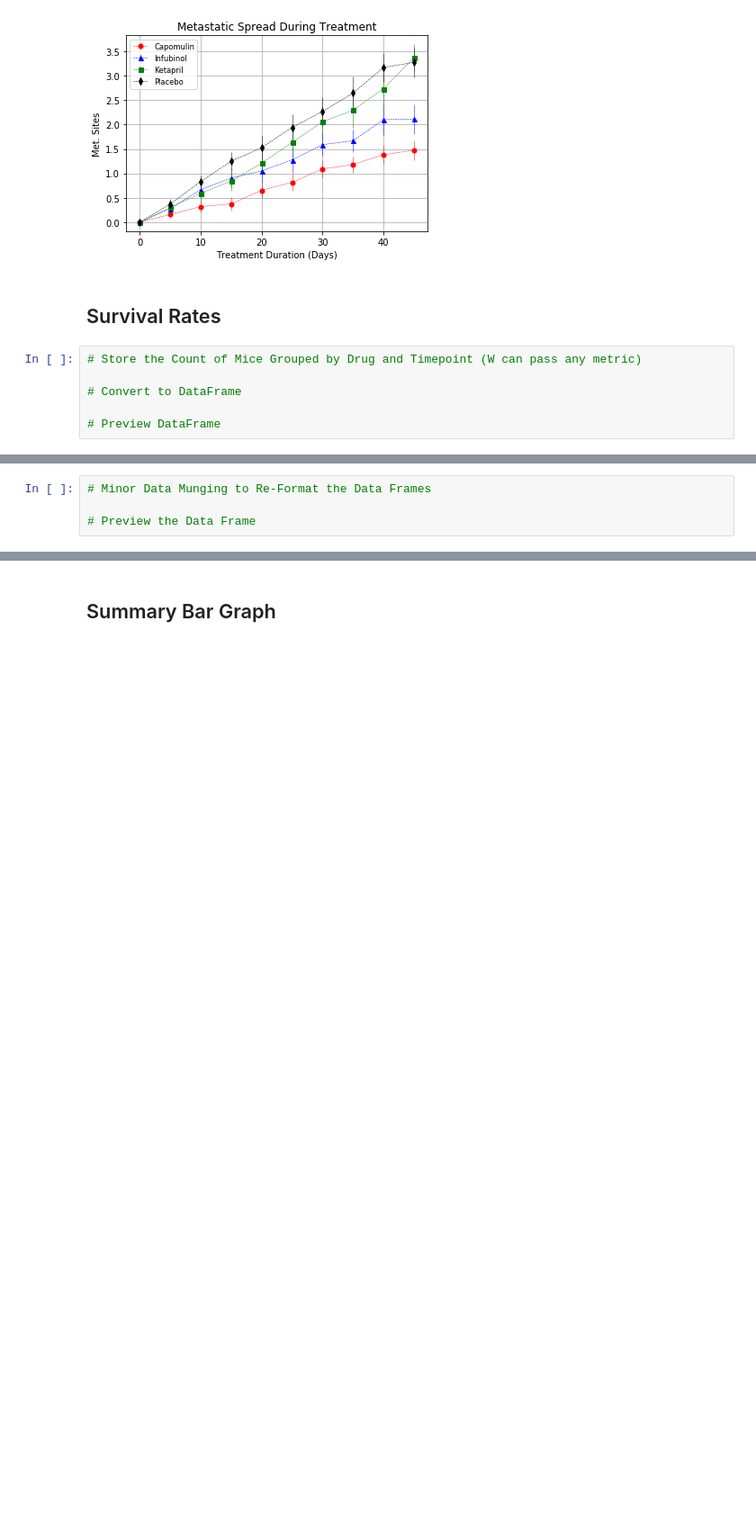
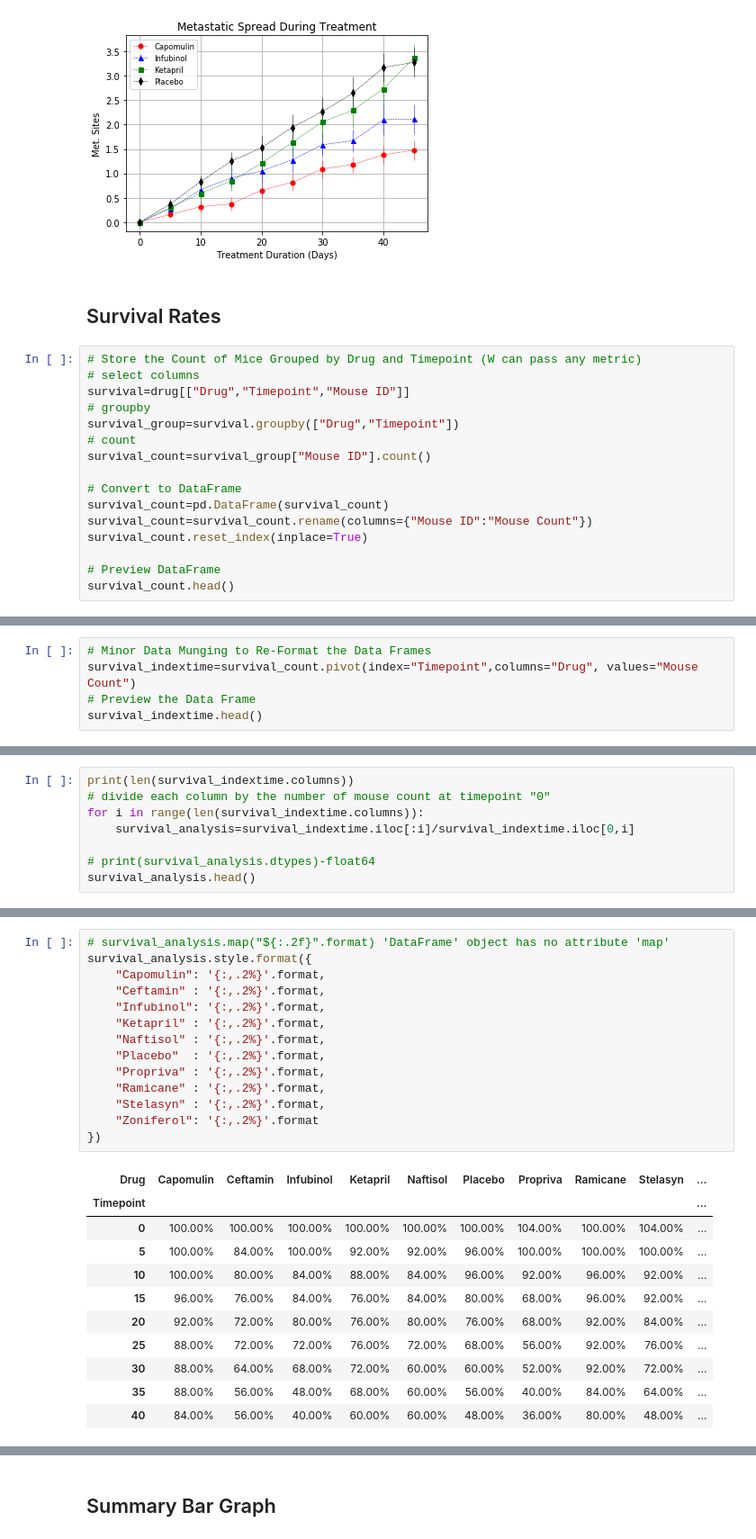
Before and after one commit to minsom/Bootcamp, a Jupyter notebook: matplotlib/Pymaceuticals/pymaceuticals_symin.ipynb, the cells around one changed output, grey strips where cells are left out. Shown at 90% size. Saved outputs shown, nothing was run; the diff lists cells and outputs as text; blank space fills up the shorter version.

```diff
--- a/matplotlib/Pymaceuticals/pymaceuticals_symin.ipynb
+++ b/matplotlib/Pymaceuticals/pymaceuticals_symin.ipynb
@@ -166,7 +173,17 @@ plt.show()
 ## Survival Rates
 # %%
 # Store the Count of Mice Grouped by Drug and Timepoint (W can pass any metric)
+# select columns
+survival=drug[["Drug","Timepoint","Mouse ID"]]
+# groupby
+survival_group=survival.groupby(["Drug","Timepoint"])
+# count
+survival_count=survival_group["Mouse ID"].count()
 
 # Convert to DataFrame
+survival_count=pd.DataFrame(survival_count)
+survival_count=survival_count.rename(columns={"Mouse ID":"Mouse Count"})
+survival_count.reset_index(inplace=True)
 
 # Preview DataFrame
+survival_count.head()
@@ -181,4 +197,5 @@ plt.show()
 # %%
 # Minor Data Munging to Re-Format the Data Frames
-
+survival_indextime=survival_count.pivot(index="Timepoint",columns="Drug", values="Mouse Count")
 # Preview the Data Frame
+survival_indextime.head()
@@ -193,0 +210,8 @@ plt.show()
+# %%
+print(len(survival_indextime.columns))
+# divide each column by the number of mouse count at timepoint "0"
+for i in range(len(survival_indextime.columns)):
+    survival_analysis=survival_indextime.iloc[:i]/survival_indextime.iloc[0,i]
+
+# print(survival_analysis.dtypes)-float64
+survival_analysis.head()
@@ -194 +227,27 @@ plt.show()
+# %%
+# survival_analysis.map("${:.2f}".format) 'DataFrame' object has no attribute 'map'
+survival_analysis.style.format({
+    "Capomulin": '{:,.2%}'.format,
+    "Ceftamin" : '{:,.2%}'.format,
+    "Infubinol": '{:,.2%}'.format,
+    "Ketapril" : '{:,.2%}'.format,
+    "Naftisol" : '{:,.2%}'.format,
+    "Placebo"  : '{:,.2%}'.format,
+    "Propriva" : '{:,.2%}'.format,
+    "Ramicane" : '{:,.2%}'.format,
+    "Stelasyn" : '{:,.2%}'.format,
+    "Zoniferol": '{:,.2%}'.format
+})
+# %% [output]
+| Drug | Capomulin | Ceftamin | Infubinol | Ketapril | Naftisol | Placebo | Propriva | Ramicane | Stelasyn | ... |
+| Timepoint |  |  |  |  |  |  |  |  |  | ... |
+| 0 | 100.00% | 100.00% | 100.00% | 100.00% | 100.00% | 100.00% | 104.00% | 100.00% | 104.00% | ... |
+| 5 | 100.00% | 84.00% | 100.00% | 92.00% | 92.00% | 96.00% | 100.00% | 100.00% | 100.00% | ... |
+| 10 | 100.00% | 80.00% | 84.00% | 88.00% | 84.00% | 96.00% | 92.00% | 96.00% | 92.00% | ... |
+| 15 | 96.00% | 76.00% | 84.00% | 76.00% | 84.00% | 80.00% | 68.00% | 96.00% | 92.00% | ... |
+| 20 | 92.00% | 72.00% | 80.00% | 76.00% | 80.00% | 76.00% | 68.00% | 92.00% | 84.00% | ... |
+| 25 | 88.00% | 72.00% | 72.00% | 76.00% | 72.00% | 68.00% | 56.00% | 92.00% | 76.00% | ... |
+| 30 | 88.00% | 64.00% | 68.00% | 72.00% | 60.00% | 60.00% | 52.00% | 92.00% | 72.00% | ... |
+| 35 | 88.00% | 56.00% | 48.00% | 68.00% | 60.00% | 56.00% | 40.00% | 84.00% | 64.00% | ... |
+| 40 | 84.00% | 56.00% | 40.00% | 60.00% | 60.00% | 48.00% | 36.00% | 80.00% | 48.00% | ... |
 # %%
```
Also changed, not shown: parts of 17 cells of this notebook.
